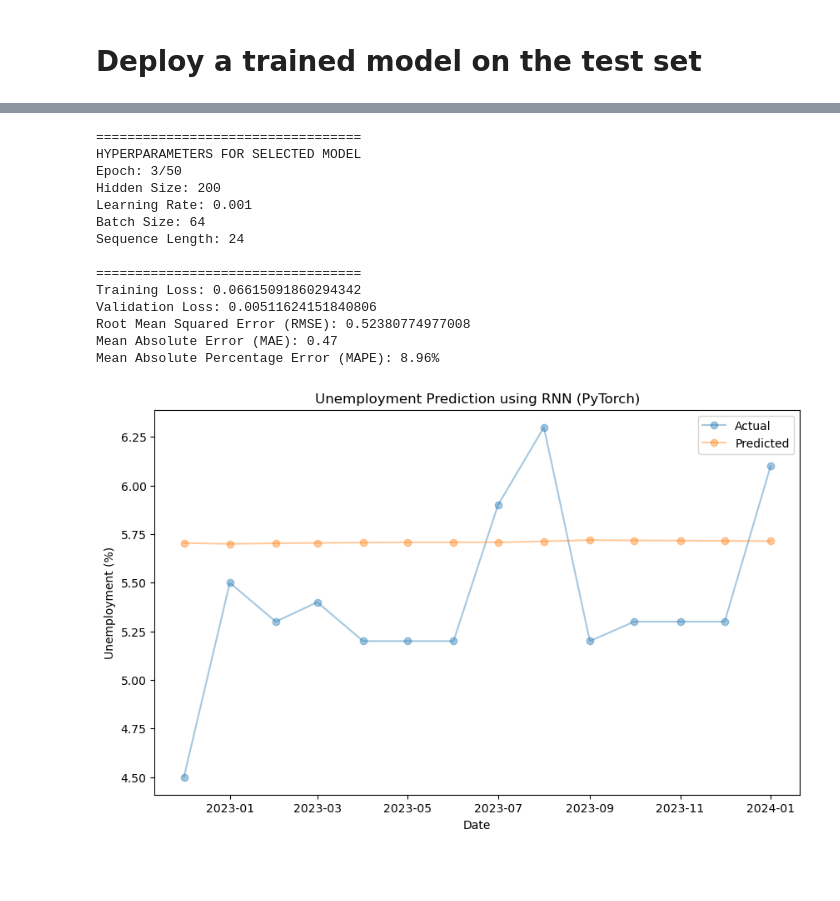
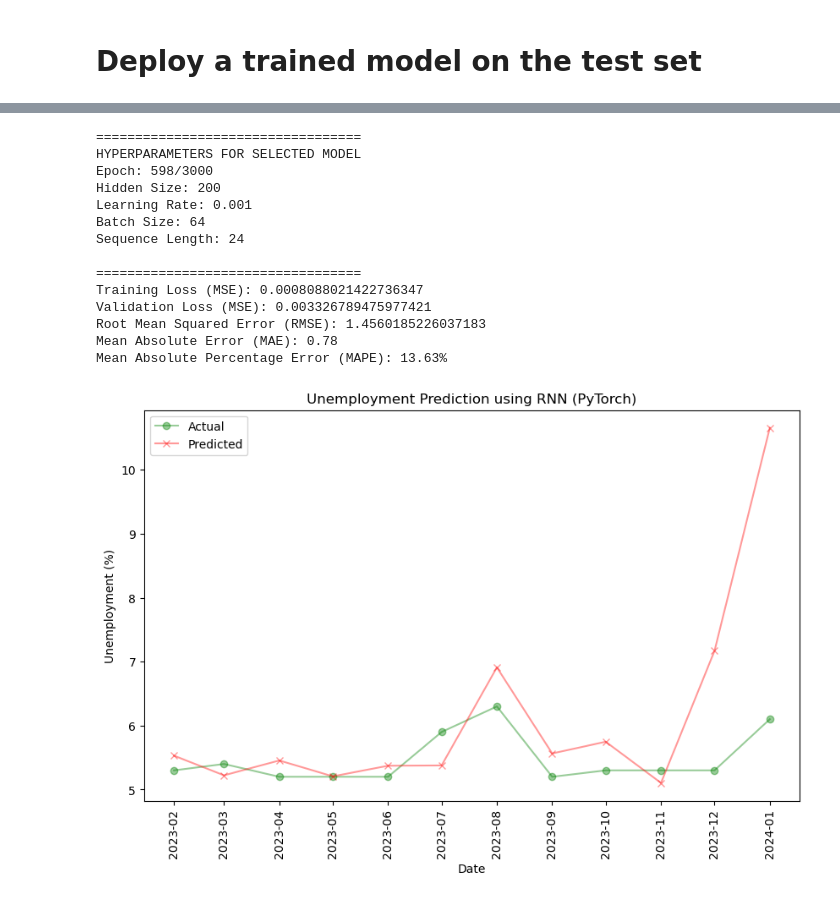
Before and after one commit to gso5699/Predicting-Unemployment-MSCI446-Project-, a Jupyter notebook: deploy_model.ipynb, the cells around one changed output, grey strips where cells are left out. Saved outputs shown, nothing was run; the diff lists cells and outputs as text; code cells hidden in the pictures; blank space fills up the shorter version.

```diff
--- a/deploy_model.ipynb
+++ b/deploy_model.ipynb
@@ -6,17 +44,4 @@ model_path = 'outputs/2024-03-11_015721/best/best_model.pth'
 # %%
-import numpy as np
-import matplotlib.pyplot as plt
-import torch
-from sklearn.metrics import mean_absolute_error, mean_absolute_percentage_error, mean_squared_error
-from run_rnn import *
-
-# Evaluate on the test set
-model_path =  torch.load(model_path)
-seq_length= model_path['seq_length']
-
-data_cleaned, data_unscaled, scaler = get_preprocessed_data()
-X_train, X_val, X_test, y_train, y_val, y_test = split_data(data=data_cleaned,seq_length=seq_length)
-
 # Load best model
 model = RNNModel(input_size=1, hidden_size=model_path['hidden_size'], output_size=1)
 model.load_state_dict(model_path['model_state_dict'])
@@ -37,41 +62,47 @@ print("Hidden Size:", model_path['hidden_size'])
 print("Learning Rate:", model_path['learning_rate'])
 print("Batch Size:", model_path['batch_size'])
 print("Sequence Length:", model_path['seq_length'])
 print("\n==================================")
-print("Training Loss:", model_path['train_loss'])
-print("Validation Loss:", model_path['val_loss'])
+print("Training Loss (MSE):", model_path['train_loss'])
+print("Validation Loss (MSE):", model_path['val_loss'])
 # Calculate RMSE and print to console
 mse = mean_squared_error(y_test, y_pred_test)
 rmse = np.sqrt(mse)
 print(f"Root Mean Squared Error (RMSE): {rmse}")
 mae = mean_absolute_error(y_test, y_pred_test)
 print(f"Mean Absolute Error (MAE): {mae:.2f}")
 mape = mean_absolute_percentage_error(y_test, y_pred_test) * 100
 print(f"Mean Absolute Percentage Error (MAPE): {mape:.2f}%")
 
 
 # Visualize predictions on test set using matplotlib
 plt.figure(figsize=(10, 6))
-plt.plot(data_unscaled.index[X_train.shape[0]+X_val.shape[0]+seq_length:], y_test, label='Actual',alpha=0.4, marker='o')
-plt.plot(data_unscaled.index[X_train.shape[0]+X_val.shape[0]+seq_length:], y_pred_test, label='Predicted',alpha=0.4, marker='o')
+plt.plot(data_unscaled.index[X_train.shape[0]+X_val.shape[0]+seq_length:], y_test, label='Actual',alpha=0.4, marker='o',color='green')
+plt.plot(data_unscaled.index[X_train.shape[0]+X_val.shape[0]+seq_length:], y_pred_test, label='Predicted',alpha=0.4, marker='x',color='red')
 plt.xlabel('Date')
 plt.ylabel('Unemployment (%)')
 plt.title('Unemployment Prediction using RNN (PyTorch)')
 plt.legend()
+
+# Formatting x-axis ticks to display month and year
+plt.xticks(rotation=90)  # Rotate x-axis labels by 90 degrees
+plt.gca().xaxis.set_major_locator(mdates.MonthLocator(interval=1))
+plt.gca().xaxis.set_major_formatter(mdates.DateFormatter('%Y-%m'))
+
 plt.show()
 # %% [output]
 ==================================
 HYPERPARAMETERS FOR SELECTED MODEL
-Epoch: 3/50
+Epoch: 598/3000
 Hidden Size: 200
 Learning Rate: 0.001
 Batch Size: 64
 Sequence Length: 24
 
 ==================================
-Training Loss: 0.06615091860294342
-Validation Loss: 0.00511624151840806
-Root Mean Squared Error (RMSE): 0.52380774977008
-Mean Absolute Error (MAE): 0.47
-Mean Absolute Percentage Error (MAPE): 8.96%
+Training Loss (MSE): 0.0008088021422736347
+Validation Loss (MSE): 0.003326789475977421
+Root Mean Squared Error (RMSE): 1.4560185226037183
+Mean Absolute Error (MAE): 0.78
+Mean Absolute Percentage Error (MAPE): 13.63%
-[figure, old version]
+[figure, new version]
```
Also changed, not shown: parts of 1 cell of this notebook, 11 other files.
